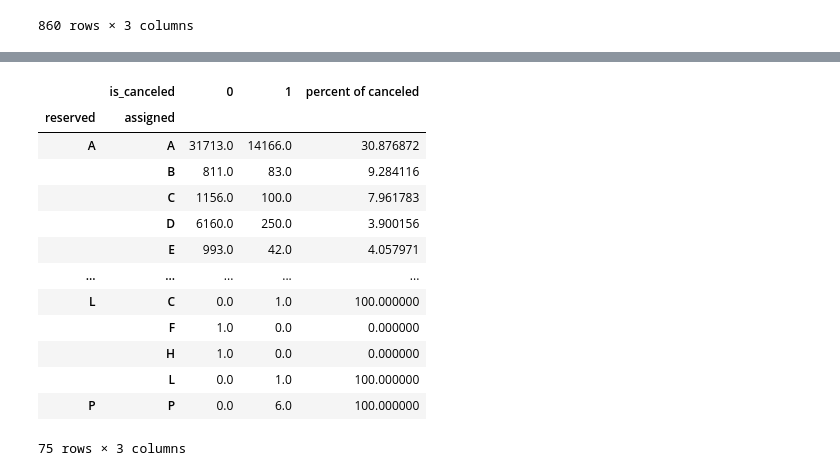
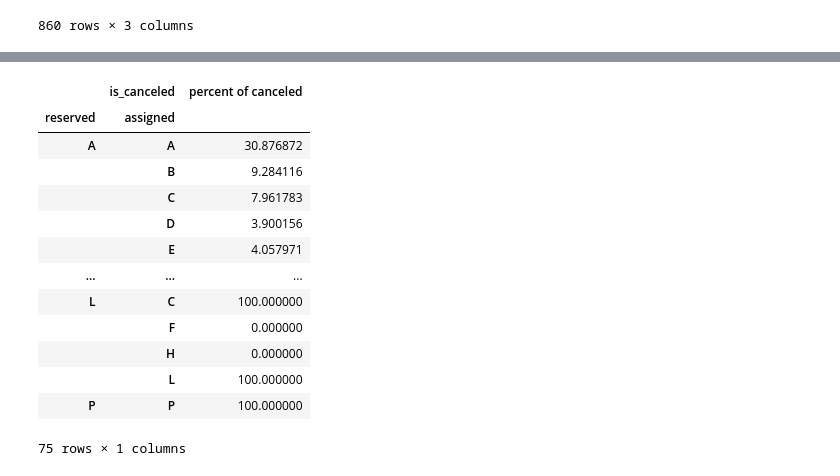
Before and after one commit to Hariharapanda-Deepak/Hotel_booking_Analysis, a Jupyter notebook: Deepak_Hotel_Booking_Analysis_Capstone_Project.ipynb, the cells around one changed output, grey strips where cells are left out. Saved outputs shown, nothing was run; the diff lists cells and outputs as text; code cells hidden in the pictures.

```diff
--- a/Deepak_Hotel_Booking_Analysis_Capstone_Project.ipynb
+++ b/Deepak_Hotel_Booking_Analysis_Capstone_Project.ipynb
@@ -563,20 +581,21 @@ room_analysis[0] = room_analysis[0].fillna(0)
 room_analysis[1] = room_analysis[1].fillna(0)
 room_analysis
 room_analysis['percent of canceled'] = (room_analysis[1] / (room_analysis[1]+room_analysis[0])) * 100
-# %%
-room_analysis
-# %% [output]
-|  | is_canceled | 0 | 1 | percent of canceled |
-| reserved | assigned |  |  |  |
-| A | A | 31713.0 | 14166.0 | 30.876872 |
-|  | B | 811.0 | 83.0 | 9.284116 |
-|  | C | 1156.0 | 100.0 | 7.961783 |
-|  | D | 6160.0 | 250.0 | 3.900156 |
-|  | E | 993.0 | 42.0 | 4.057971 |
-| ... | ... | ... | ... | ... |
-| L | C | 0.0 | 1.0 | 100.000000 |
-|  | F | 1.0 | 0.0 | 0.000000 |
-|  | H | 1.0 | 0.0 | 0.000000 |
-|  | L | 0.0 | 1.0 | 100.000000 |
-| P | P | 0.0 | 6.0 | 100.000000 |
-75 rows × 3 columns
+# %%
+R1=room_analysis.drop([0, 1], axis=1)
+R1
+# %% [output]
+|  | is_canceled | percent of canceled |
+| reserved | assigned |  |
+| A | A | 30.876872 |
+|  | B | 9.284116 |
+|  | C | 7.961783 |
+|  | D | 3.900156 |
+|  | E | 4.057971 |
+| ... | ... | ... |
+| L | C | 100.000000 |
+|  | F | 0.000000 |
+|  | H | 0.000000 |
+|  | L | 100.000000 |
+| P | P | 100.000000 |
+75 rows × 1 columns
```
Also changed, not shown: parts of 8 cells of this notebook.
